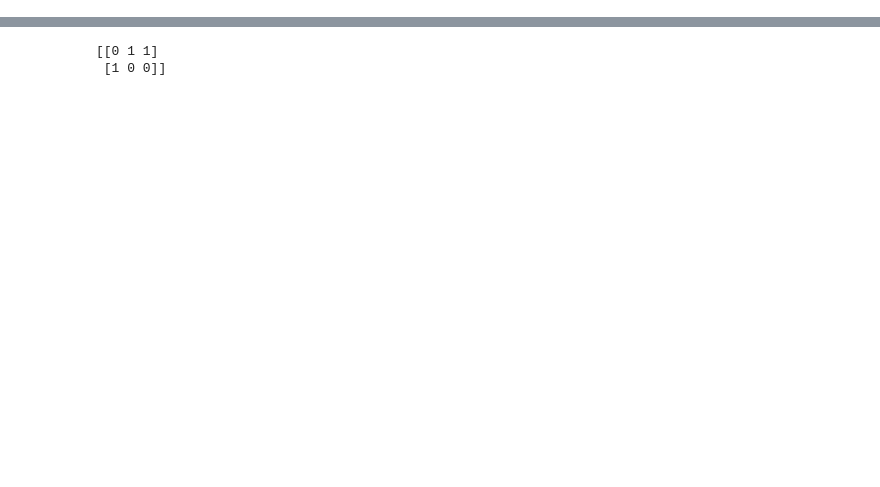
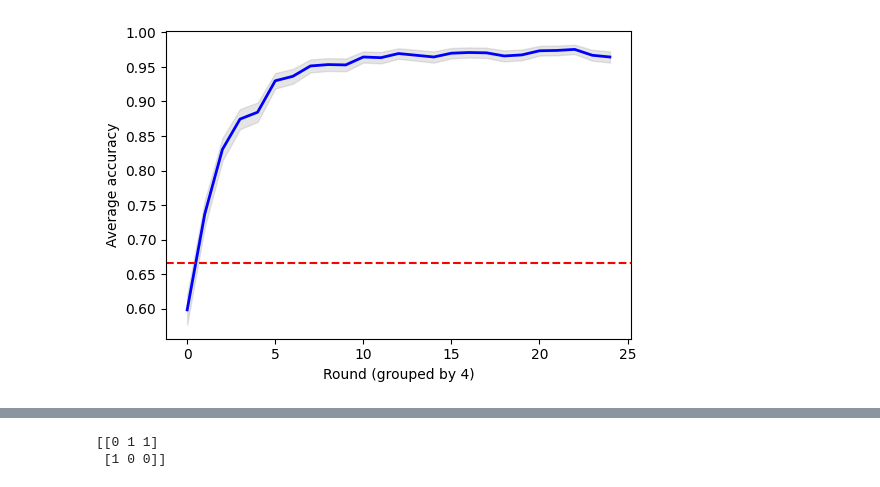
Before and after one commit to alexeykosh/2023-lexical-uncertainty-context-model, a Jupyter notebook: src/notebooks/RSA_lexical_uncertainty.ipynb, the cells around one changed output, grey strips where cells are left out. Cells and saved outputs as stored; diff of their text form; code cells hidden in the pictures; blank space fills up the shorter version.

```diff
--- a/src/notebooks/RSA_lexical_uncertainty.ipynb
+++ b/src/notebooks/RSA_lexical_uncertainty.ipynb
@@ -129,0 +159,15 @@ plt.show()
+# %%
+# compute the confidence interval over average accuracy
+df['acc'] = df.groupby(['round_group'])['correct'].transform(lambda x: x.mean())
+df['acc_ci'] = df.groupby(['round_group'])['correct'].transform(lambda x: 1.96 * x.std() / np.sqrt(len(x)))
+# plot it with the confidence interval as a grey area
+df.groupby('round_group')['acc'].mean().plot(linewidth=2, color='blue', figsize=(6, 4))
+plt.fill_between(df.round_group.unique(), df.groupby('round_group')['acc'].mean() - df.groupby('round_group')['acc_ci'].mean(),
+                df.groupby('round_group')['acc'].mean() + df.groupby('round_group')['acc_ci'].mean(), alpha=0.2, color='grey')
+# add horizontal line at 2/3
+plt.axhline(2/3, color='red', linestyle='--')
+plt.xlabel('Round (grouped by 4)')
+plt.ylabel('Average accuracy')
+plt.show()
+# %% [output]
+[figure, added]
```
Also changed, not shown: parts of 15 cells of this notebook.
